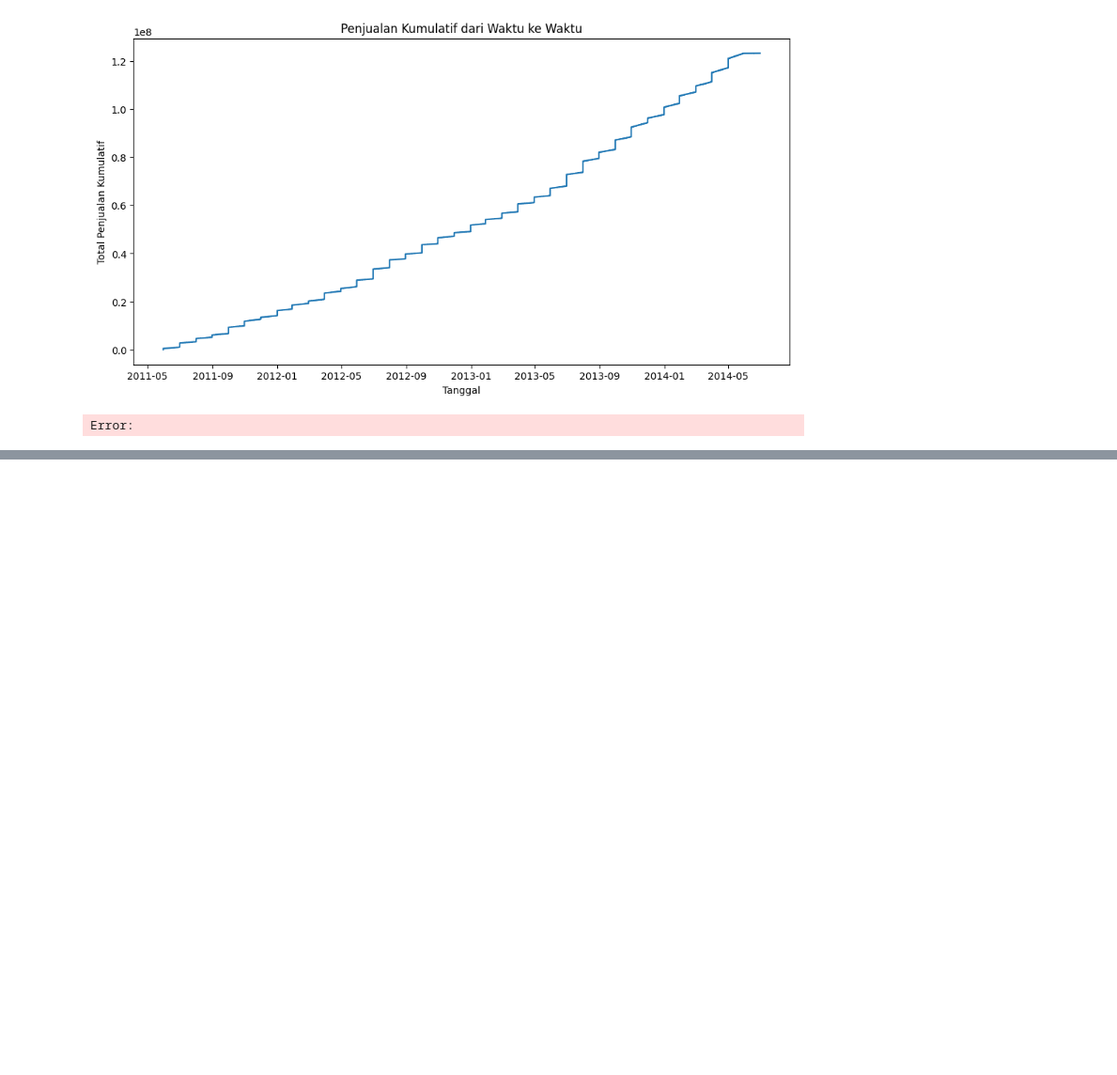
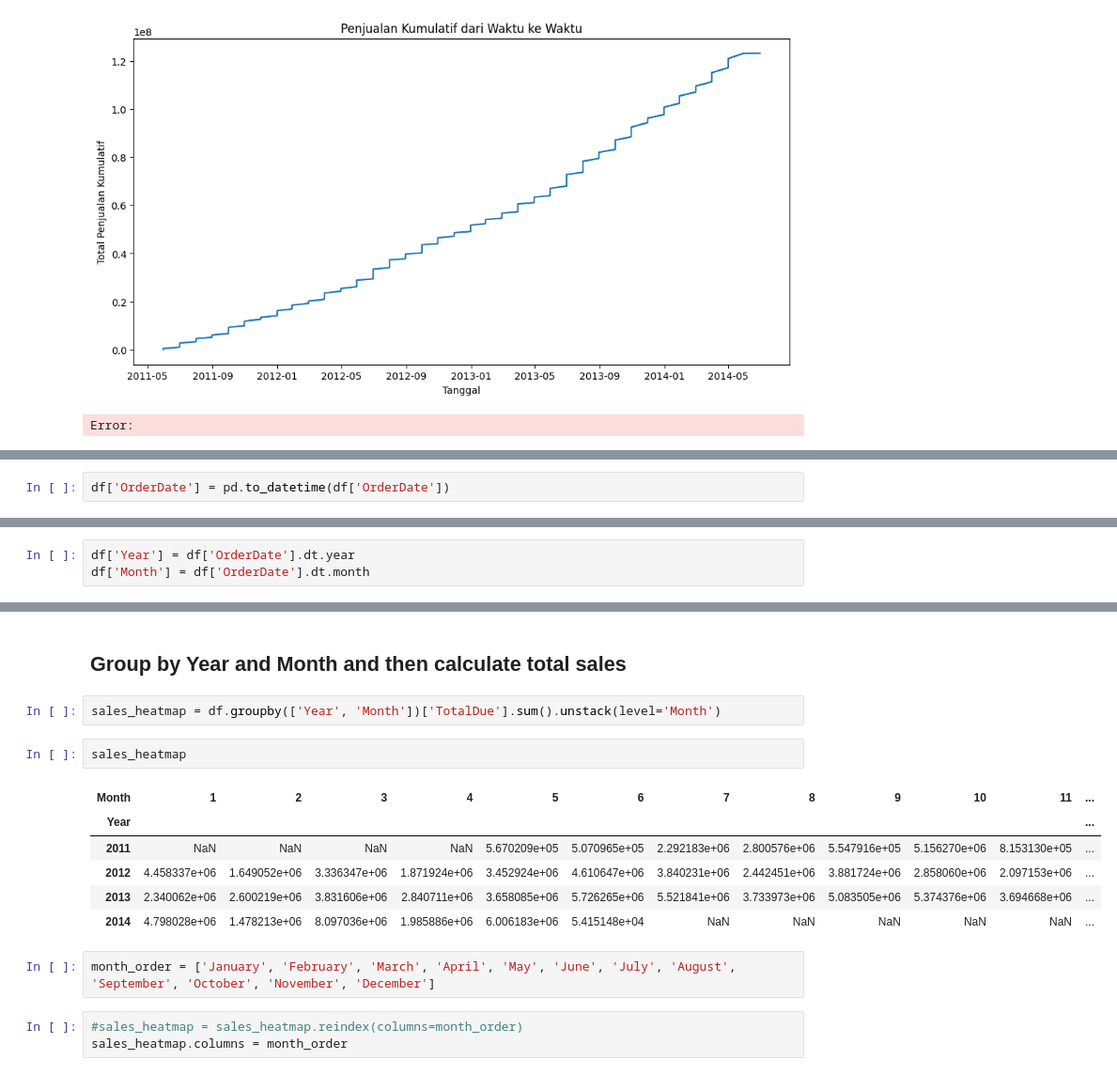
Before and after one commit to aansubarkah/ssa, a Jupyter notebook: TwitterThread/py_viz.ipynb, the cells around one changed output, grey strips where cells are left out. Shown at 94% size. Cells and saved outputs as stored; diff of their text form; blank space fills up the shorter version.

```diff
--- a/TwitterThread/py_viz.ipynb
+++ b/TwitterThread/py_viz.ipynb
@@ -282,0 +311,2 @@ Error:
+# %%
+df['OrderDate'] = pd.to_datetime(df['OrderDate'])
@@ -282,0 +315,3 @@ Error:
+# %%
+df['Year'] = df['OrderDate'].dt.year
+df['Month'] = df['OrderDate'].dt.month
@@ -282,0 +338,18 @@ Error:
+# %% [markdown]
+## Group by Year and Month and then calculate total sales
+# %%
+sales_heatmap = df.groupby(['Year', 'Month'])['TotalDue'].sum().unstack(level='Month')
+# %%
+sales_heatmap
+# %% [output]
+| Month | 1 | 2 | 3 | 4 | 5 | 6 | 7 | 8 | 9 | 10 | 11 | ... |
+| Year |  |  |  |  |  |  |  |  |  |  |  | ... |
+| 2011 | NaN | NaN | NaN | NaN | 5.670209e+05 | 5.070965e+05 | 2.292183e+06 | 2.800576e+06 | 5.547916e+05 | 5.156270e+06 | 8.153130e+05 | ... |
+| 2012 | 4.458337e+06 | 1.649052e+06 | 3.336347e+06 | 1.871924e+06 | 3.452924e+06 | 4.610647e+06 | 3.840231e+06 | 2.442451e+06 | 3.881724e+06 | 2.858060e+06 | 2.097153e+06 | ... |
+| 2013 | 2.340062e+06 | 2.600219e+06 | 3.831606e+06 | 2.840711e+06 | 3.658085e+06 | 5.726265e+06 | 5.521841e+06 | 3.733973e+06 | 5.083505e+06 | 5.374376e+06 | 3.694668e+06 | ... |
+| 2014 | 4.798028e+06 | 1.478213e+06 | 8.097036e+06 | 1.985886e+06 | 6.006183e+06 | 5.415148e+04 | NaN | NaN | NaN | NaN | NaN | ... |
+# %%
+month_order = ['January', 'February', 'March', 'April', 'May', 'June', 'July', 'August', 'September', 'October', 'November', 'December']
+# %%
+#sales_heatmap = sales_heatmap.reindex(columns=month_order)
+sales_heatmap.columns = month_order
```
Also changed, not shown: parts of 10 cells of this notebook, 1 other file.
